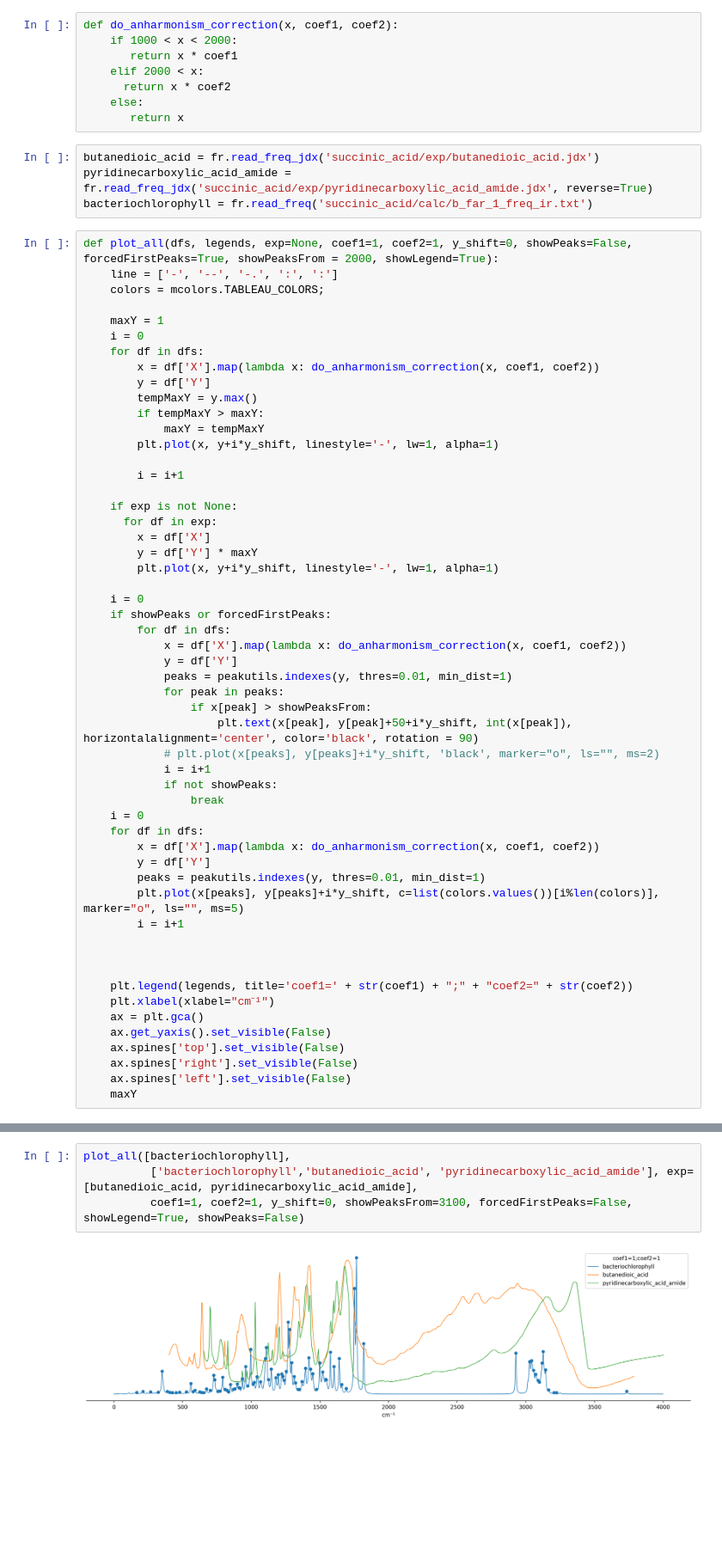
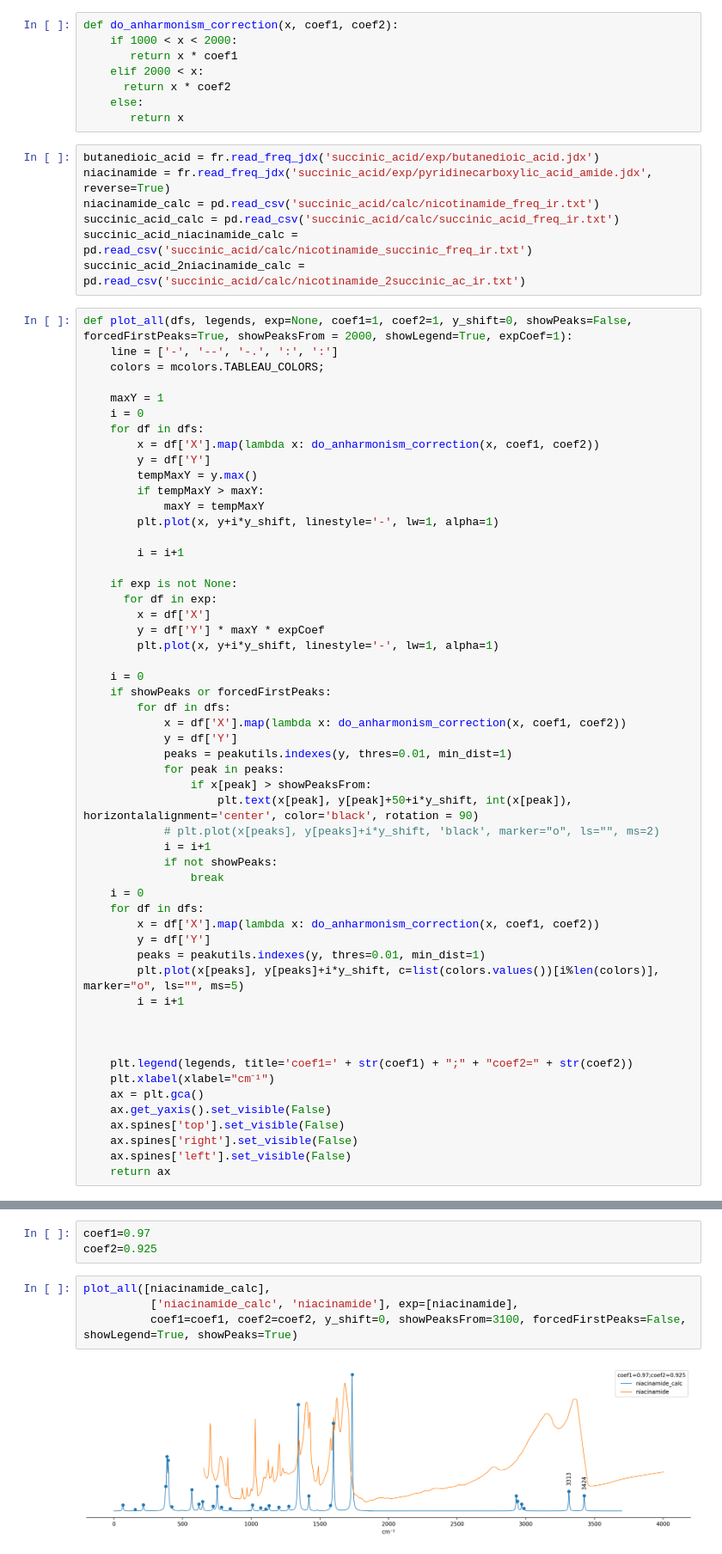
Before and after one commit to pavelFilin/gaussians-spectrum-visualis, a Jupyter notebook: succinic_acid.ipynb, the cells around one changed output, grey strips where cells are left out. Shown at 86% size. Drawn from its saved outputs; the diff is of its cells as text; blank space fills up the shorter version.

```diff
--- a/succinic_acid.ipynb
+++ b/succinic_acid.ipynb
@@ -17,10 +17,13 @@ def do_anharmonism_correction(x, coef1, coef2):
        return x
 # %%
 butanedioic_acid = fr.read_freq_jdx('succinic_acid/exp/butanedioic_acid.jdx')
-pyridinecarboxylic_acid_amide = fr.read_freq_jdx('succinic_acid/exp/pyridinecarboxylic_acid_amide.jdx', reverse=True)
-bacteriochlorophyll = fr.read_freq('succinic_acid/calc/b_far_1_freq_ir.txt')
+niacinamide = fr.read_freq_jdx('succinic_acid/exp/pyridinecarboxylic_acid_amide.jdx', reverse=True)
+niacinamide_calc = pd.read_csv('succinic_acid/calc/nicotinamide_freq_ir.txt')
+succinic_acid_calc = pd.read_csv('succinic_acid/calc/succinic_acid_freq_ir.txt')
+succinic_acid_niacinamide_calc = pd.read_csv('succinic_acid/calc/nicotinamide_succinic_freq_ir.txt')
+succinic_acid_2niacinamide_calc = pd.read_csv('succinic_acid/calc/nicotinamide_2succinic_ac_ir.txt')
 # %%
-def plot_all(dfs, legends, exp=None, coef1=1, coef2=1, y_shift=0, showPeaks=False, forcedFirstPeaks=True, showPeaksFrom = 2000, showLegend=True):
+def plot_all(dfs, legends, exp=None, coef1=1, coef2=1, y_shift=0, showPeaks=False, forcedFirstPeaks=True, showPeaksFrom = 2000, showLegend=True, expCoef=1):
     line = ['-', '--', '-.', ':', ':']
     colors = mcolors.TABLEAU_COLORS;
 
@@ -39,7 +42,7 @@ def plot_all(dfs, legends, exp=None, coef1=1, coef2=1, y_shift=0, showPeaks=Fals
     if exp is not None:
       for df in exp:
         x = df['X']
-        y = df['Y'] * maxY
+        y = df['Y'] * maxY * expCoef
         plt.plot(x, y+i*y_shift, linestyle='-', lw=1, alpha=1)
 
     i = 0
@@ -72,5 +75,5 @@ def plot_all(dfs, legends, exp=None, coef1=1, coef2=1, y_shift=0, showPeaks=Fals
     ax.spines['top'].set_visible(False)
     ax.spines['right'].set_visible(False)
     ax.spines['left'].set_visible(False)
-    maxY
+    return ax
 # %%
@@ -137,9 +140,12 @@ def plot_all_ultra_short(dfs, legends, exp=None, coef1=1, coef2=1, y_shift=0, sh
     ax.spines['right'].set_visible(False)
     ax.spines['left'].set_visible(False)
     # ax.legend().set_visible(False)
+# %%
+coef1=0.97
+coef2=0.925
 # %%
-plot_all([bacteriochlorophyll],
-          ['bacteriochlorophyll','butanedioic_acid', 'pyridinecarboxylic_acid_amide'], exp=[butanedioic_acid, pyridinecarboxylic_acid_amide],
-          coef1=1, coef2=1, y_shift=0, showPeaksFrom=3100, forcedFirstPeaks=False, showLegend=True, showPeaks=False)
+plot_all([niacinamide_calc],
+          ['niacinamide_calc', 'niacinamide'], exp=[niacinamide],
+          coef1=coef1, coef2=coef2, y_shift=0, showPeaksFrom=3100, forcedFirstPeaks=False, showLegend=True, showPeaks=True)
 # %% [output]
-[figure, old version]
+[figure, new version]
```
Also changed, not shown: parts of 5 cells of this notebook, 6 other files.
